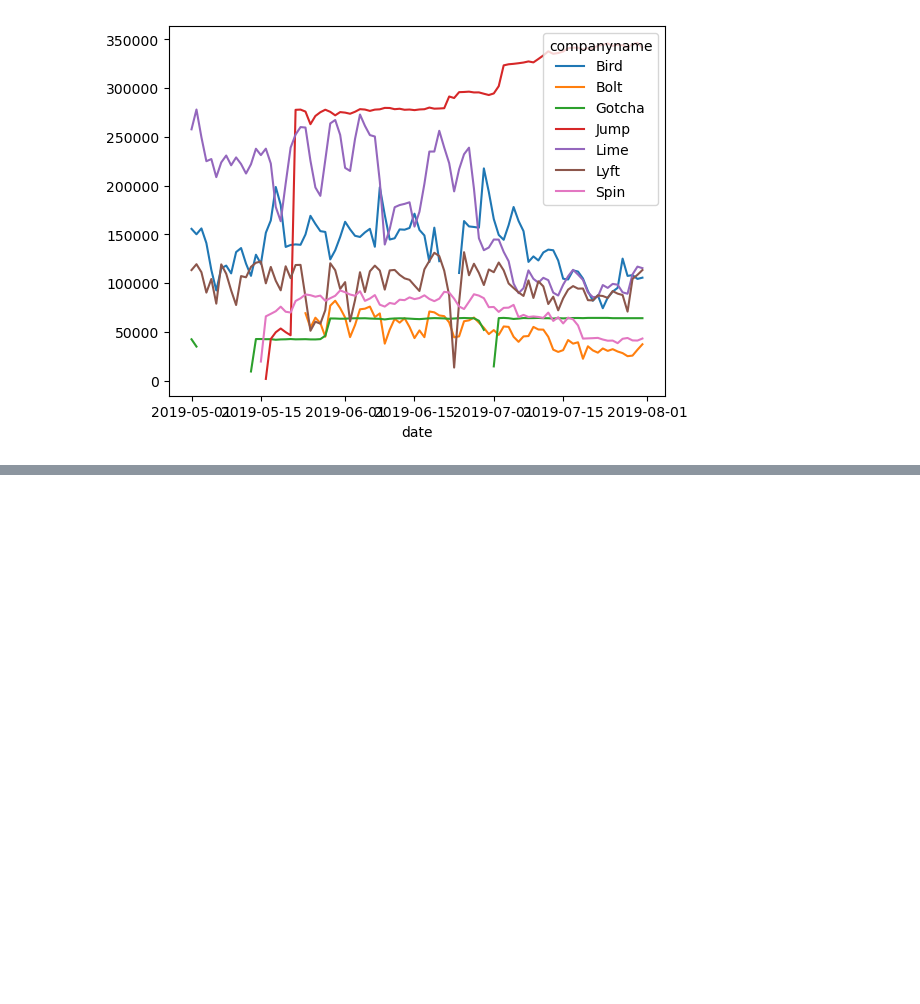
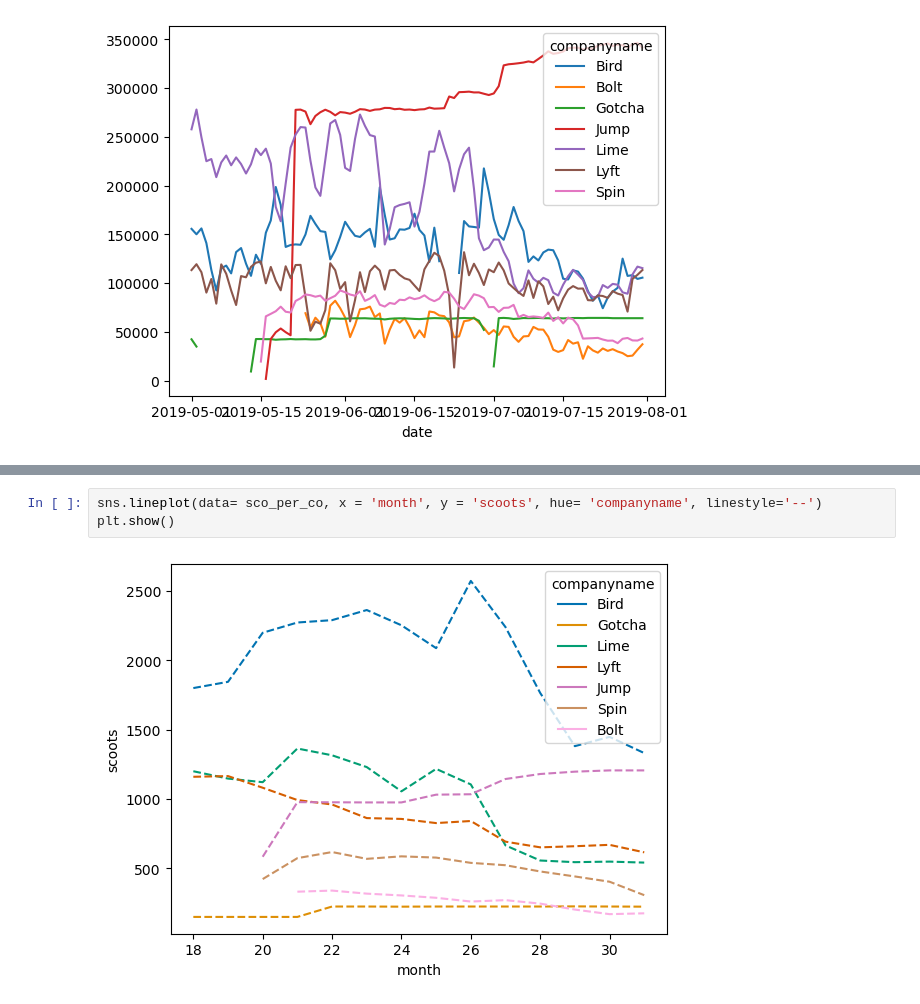
Before and after one commit to NSS-Data-Analytics-Cohort-8/scooter-partner1-badger-badger-python, a Jupyter notebook: notebooks/questions.ipynb, the cells around one changed output, grey strips where cells are left out. Drawn from its saved outputs; the diff is of its cells as text; blank space fills up the shorter version.

```diff
--- a/notebooks/questions.ipynb
+++ b/notebooks/questions.ipynb
@@ -105,0 +136,5 @@ plt.show()
+# %%
+sns.lineplot(data= sco_per_co, x = 'month', y = 'scoots', hue= 'companyname', linestyle='--')
+plt.show()
+# %% [output]
+[figure, added]
```
Also changed, not shown: parts of 13 cells of this notebook.
